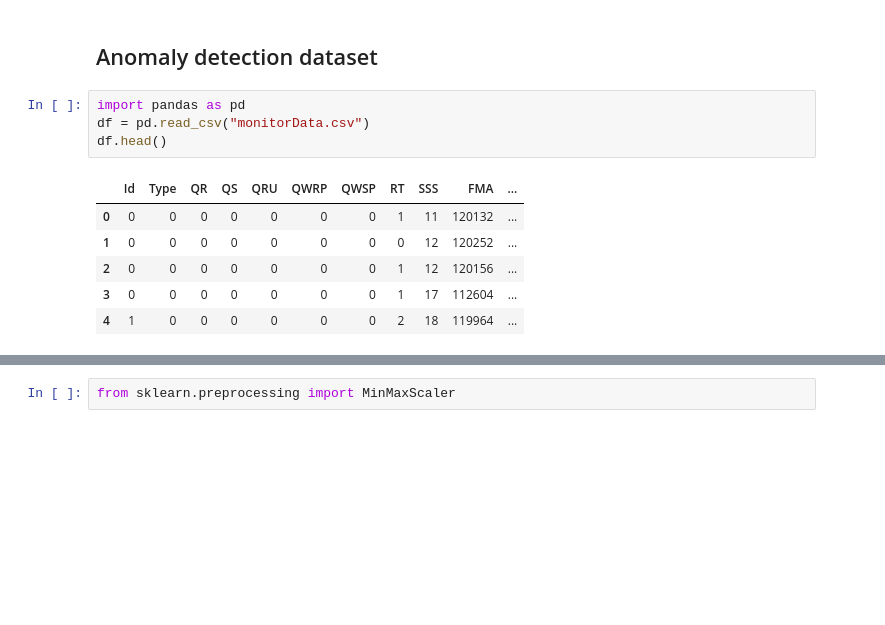
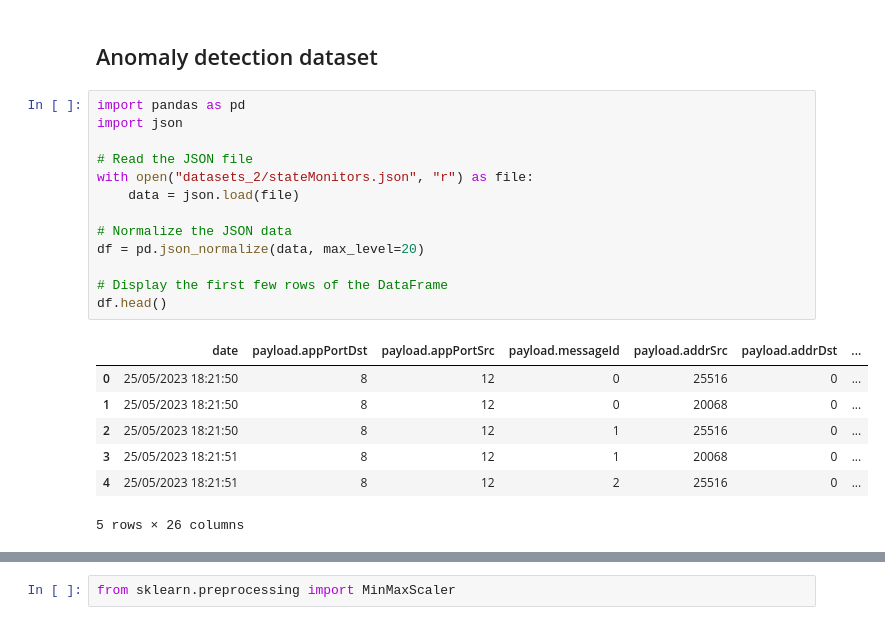
Before and after one commit to SoufianeAatab/TFG-Federated-Learning, a Jupyter notebook: Federated Learning server.ipynb, the cells around one changed output, grey strips where cells are left out. Drawn from its saved outputs; the diff is of its cells as text; blank space fills up the shorter version.

```diff
--- a/Federated Learning server.ipynb
+++ b/Federated Learning server.ipynb
@@ -778,12 +1045,22 @@ X_train.shape, X_test.shape
 ## Anomaly detection dataset
 # %%
 import pandas as pd
-df = pd.read_csv("monitorData.csv")
+import json
+
+# Read the JSON file
+with open("datasets_2/stateMonitors.json", "r") as file:
+    data = json.load(file)
+
+# Normalize the JSON data
+df = pd.json_normalize(data, max_level=20)
+
+# Display the first few rows of the DataFrame
 df.head()
 # %% [output]
-|  | Id | Type | QR | QS | QRU | QWRP | QWSP | RT | SSS | FMA | ... |
-| 0 | 0 | 0 | 0 | 0 | 0 | 0 | 0 | 1 | 11 | 120132 | ... |
-| 1 | 0 | 0 | 0 | 0 | 0 | 0 | 0 | 0 | 12 | 120252 | ... |
-| 2 | 0 | 0 | 0 | 0 | 0 | 0 | 0 | 1 | 12 | 120156 | ... |
-| 3 | 0 | 0 | 0 | 0 | 0 | 0 | 0 | 1 | 17 | 112604 | ... |
-| 4 | 1 | 0 | 0 | 0 | 0 | 0 | 0 | 2 | 18 | 119964 | ... |
+|  | date | payload.appPortDst | payload.appPortSrc | payload.messageId | payload.addrSrc | payload.addrDst | ... |
+| 0 | 25/05/2023 18:21:50 | 8 | 12 | 0 | 25516 | 0 | ... |
+| 1 | 25/05/2023 18:21:50 | 8 | 12 | 0 | 20068 | 0 | ... |
+| 2 | 25/05/2023 18:21:50 | 8 | 12 | 1 | 25516 | 0 | ... |
+| 3 | 25/05/2023 18:21:51 | 8 | 12 | 1 | 20068 | 0 | ... |
+| 4 | 25/05/2023 18:21:51 | 8 | 12 | 2 | 25516 | 0 | ... |
+5 rows × 26 columns
```
Also changed, not shown: parts of 31 cells of this notebook, 2 other files.
